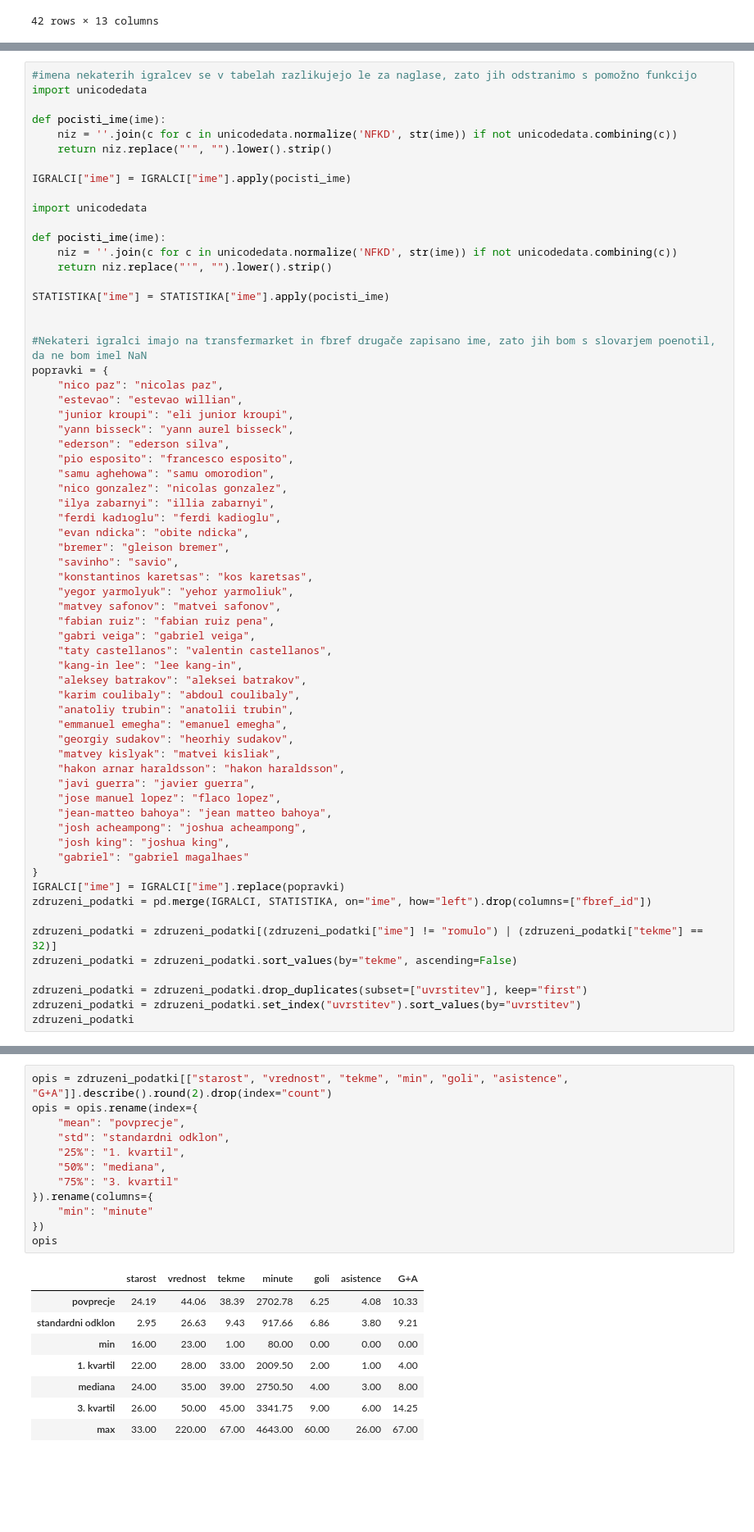
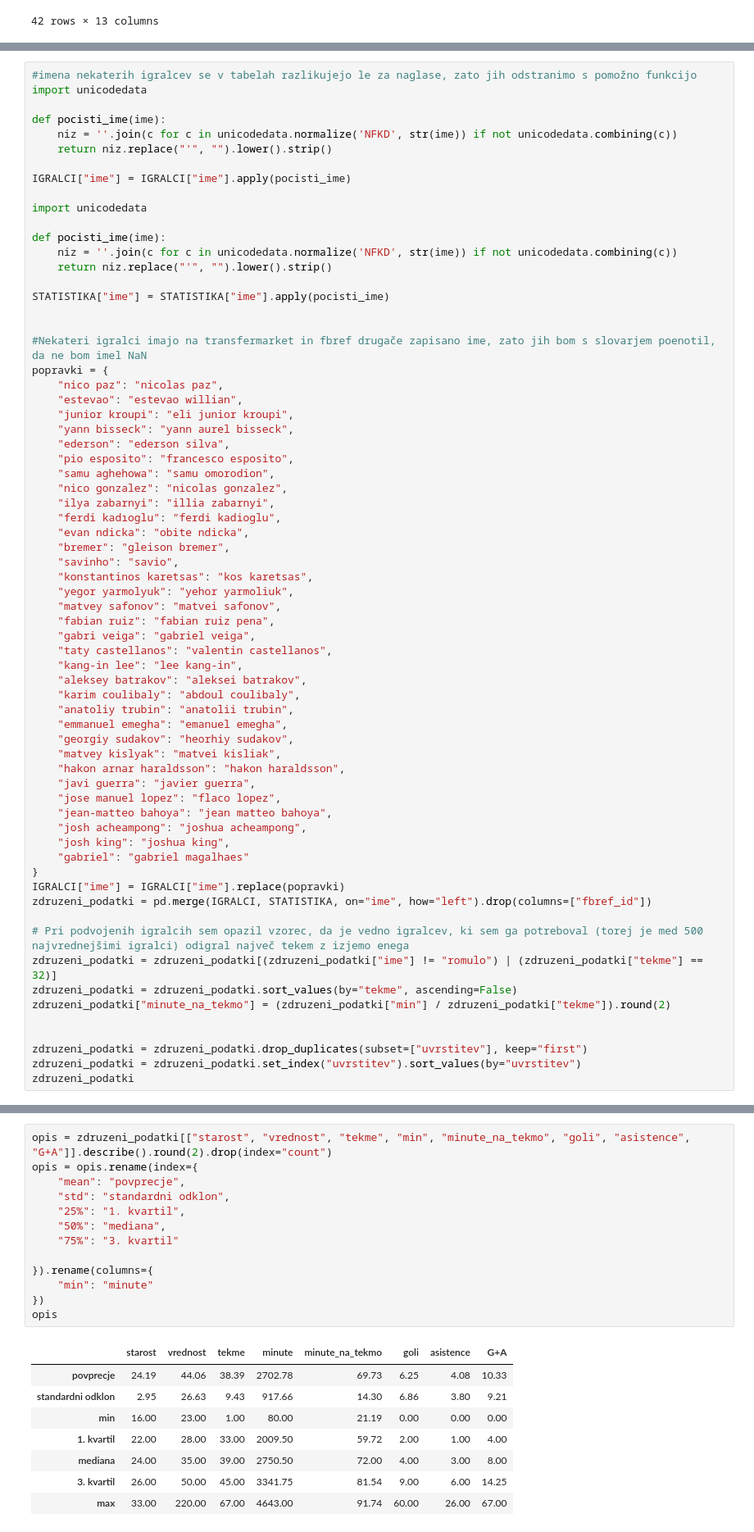
Before and after one commit to andrazajdovec/Projektna_naloga, a Jupyter notebook: analiza.ipynb, the cells around one changed output, grey strips where cells are left out. Shown at 82% size. Cells and saved outputs as stored; diff of their text form; blank space fills up the shorter version.

```diff
--- a/analiza.ipynb
+++ b/analiza.ipynb
@@ -201,8 +200,11 @@ popravki = {
 IGRALCI["ime"] = IGRALCI["ime"].replace(popravki)
 zdruzeni_podatki = pd.merge(IGRALCI, STATISTIKA, on="ime", how="left").drop(columns=["fbref_id"])
 
+# Pri podvojenih igralcih sem opazil vzorec, da je vedno igralcev, ki sem ga potreboval (torej je med 500 najvrednejšimi igralci) odigral največ tekem z izjemo enega
 zdruzeni_podatki = zdruzeni_podatki[(zdruzeni_podatki["ime"] != "romulo") | (zdruzeni_podatki["tekme"] == 32)]
 zdruzeni_podatki = zdruzeni_podatki.sort_values(by="tekme", ascending=False)
+zdruzeni_podatki["minute_na_tekmo"] = (zdruzeni_podatki["min"] / zdruzeni_podatki["tekme"]).round(2)
+
 
 zdruzeni_podatki = zdruzeni_podatki.drop_duplicates(subset=["uvrstitev"], keep="first")
 zdruzeni_podatki = zdruzeni_podatki.set_index("uvrstitev").sort_values(by="uvrstitev")
@@ -233,21 +235,22 @@ Osnovne značilnosti 500 najbolj vrednih nogometnih igralcev
 # %%
-opis = zdruzeni_podatki[["starost", "vrednost", "tekme", "min", "goli", "asistence", "G+A"]].describe().round(2).drop(index="count")
+opis = zdruzeni_podatki[["starost", "vrednost", "tekme", "min", "minute_na_tekmo", "goli", "asistence", "G+A"]].describe().round(2).drop(index="count")
 opis = opis.rename(index={
     "mean": "povprecje",
     "std": "standardni odklon",
     "25%": "1. kvartil",
     "50%": "mediana",
     "75%": "3. kvartil"
+
 }).rename(columns={
     "min": "minute"
 })
 opis
 # %% [output]
-|  | starost | vrednost | tekme | minute | goli | asistence | G+A |
-| povprecje | 24.19 | 44.06 | 38.39 | 2702.78 | 6.25 | 4.08 | 10.33 |
-| standardni odklon | 2.95 | 26.63 | 9.43 | 917.66 | 6.86 | 3.80 | 9.21 |
-| min | 16.00 | 23.00 | 1.00 | 80.00 | 0.00 | 0.00 | 0.00 |
-| 1. kvartil | 22.00 | 28.00 | 33.00 | 2009.50 | 2.00 | 1.00 | 4.00 |
-| mediana | 24.00 | 35.00 | 39.00 | 2750.50 | 4.00 | 3.00 | 8.00 |
-| 3. kvartil | 26.00 | 50.00 | 45.00 | 3341.75 | 9.00 | 6.00 | 14.25 |
-| max | 33.00 | 220.00 | 67.00 | 4643.00 | 60.00 | 26.00 | 67.00 |
+|  | starost | vrednost | tekme | minute | minute_na_tekmo | goli | asistence | G+A |
+| povprecje | 24.19 | 44.06 | 38.39 | 2702.78 | 69.73 | 6.25 | 4.08 | 10.33 |
+| standardni odklon | 2.95 | 26.63 | 9.43 | 917.66 | 14.30 | 6.86 | 3.80 | 9.21 |
+| min | 16.00 | 23.00 | 1.00 | 80.00 | 21.19 | 0.00 | 0.00 | 0.00 |
+| 1. kvartil | 22.00 | 28.00 | 33.00 | 2009.50 | 59.72 | 2.00 | 1.00 | 4.00 |
+| mediana | 24.00 | 35.00 | 39.00 | 2750.50 | 72.00 | 4.00 | 3.00 | 8.00 |
+| 3. kvartil | 26.00 | 50.00 | 45.00 | 3341.75 | 81.54 | 9.00 | 6.00 | 14.25 |
+| max | 33.00 | 220.00 | 67.00 | 4643.00 | 91.74 | 60.00 | 26.00 | 67.00 |
```
Also changed, not shown: parts of 35 cells of this notebook, 1 other file.
